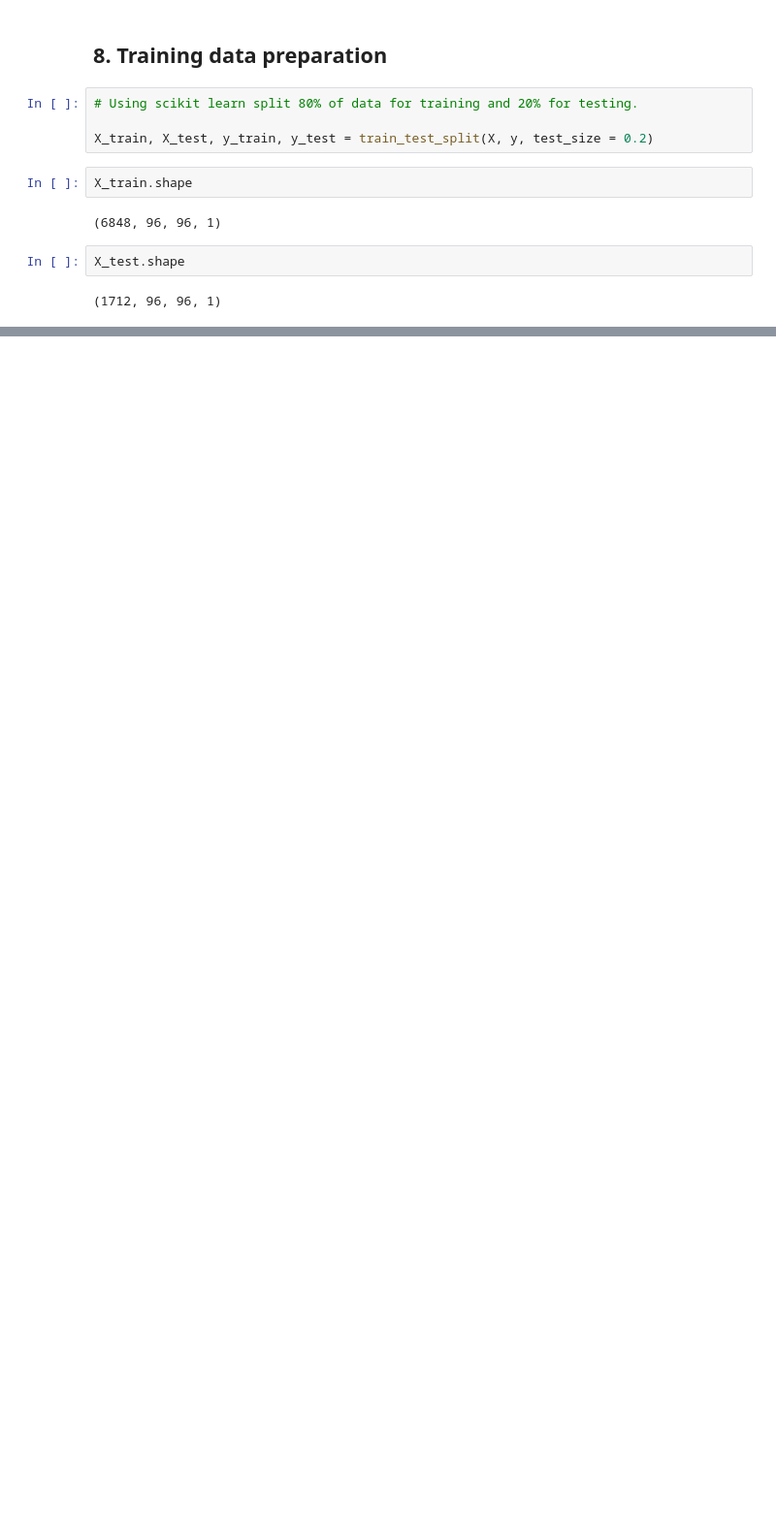
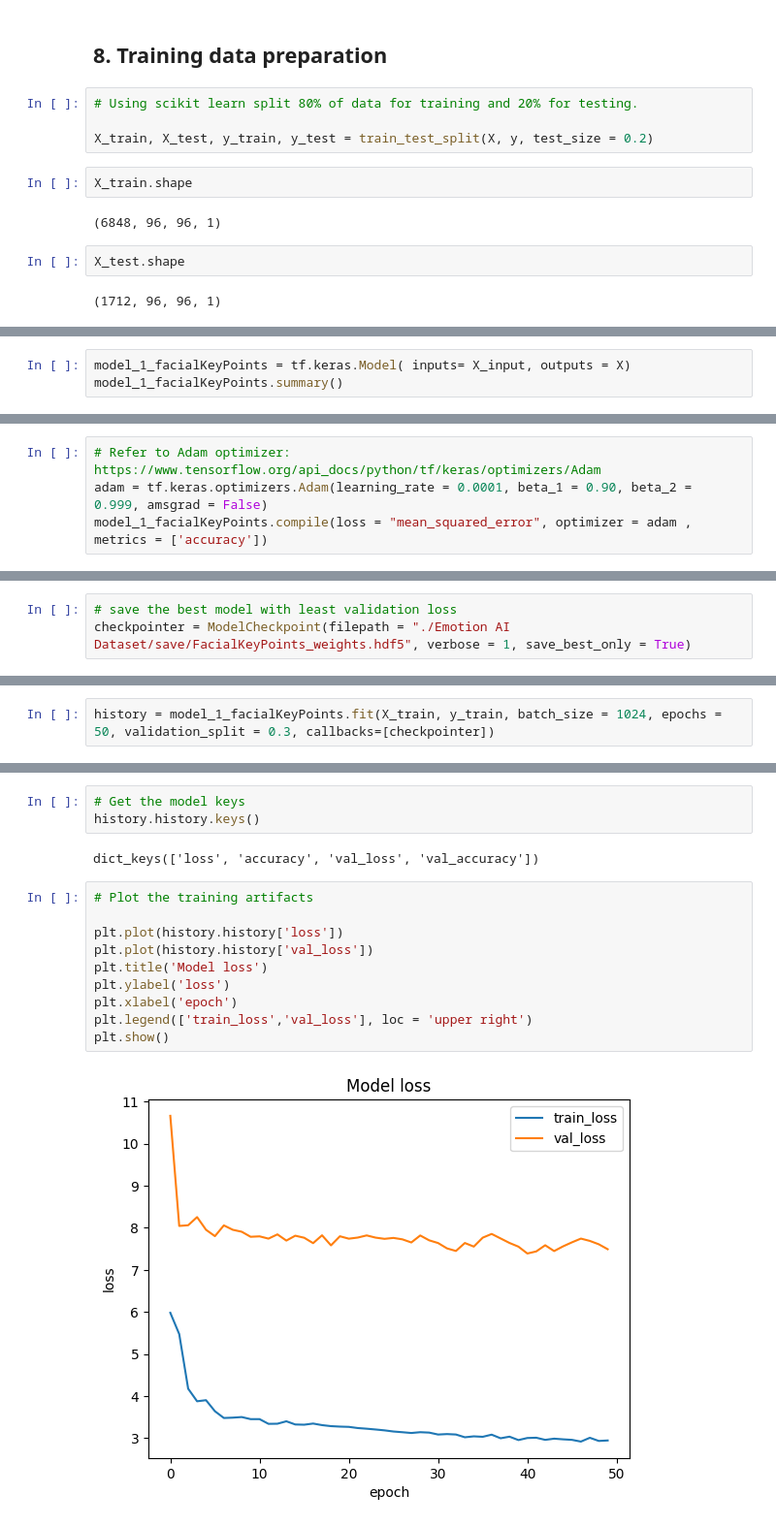
Before and after one commit to AA789-ai/Facial-Keypoints-and-Emotions, a Jupyter notebook: Notebook.ipynb, the cells around one changed output, grey strips where cells are left out. Shown at 97% size. Saved outputs shown, nothing was run; the diff lists cells and outputs as text; blank space fills up the shorter version.

```diff
--- a/Notebook.ipynb
+++ b/Notebook.ipynb
@@ -328,0 +467,3 @@ X_test.shape
+# %%
+model_1_facialKeyPoints = tf.keras.Model( inputs= X_input, outputs = X)
+model_1_facialKeyPoints.summary()
@@ -328,0 +492,4 @@ X_test.shape
+# %%
+# Refer to Adam optimizer: https://www.tensorflow.org/api_docs/python/tf/keras/optimizers/Adam
+adam = tf.keras.optimizers.Adam(learning_rate = 0.0001, beta_1 = 0.90, beta_2 = 0.999, amsgrad = False)
+model_1_facialKeyPoints.compile(loss = "mean_squared_error", optimizer = adam , metrics = ['accuracy'])
@@ -328,0 +498,3 @@ X_test.shape
+# %%
+# save the best model with least validation loss
+checkpointer = ModelCheckpoint(filepath = "./Emotion AI Dataset/save/FacialKeyPoints_weights.hdf5", verbose = 1, save_best_only = True)
@@ -328,0 +503,2 @@ X_test.shape
+# %%
+history = model_1_facialKeyPoints.fit(X_train, y_train, batch_size = 1024, epochs = 50, validation_split = 0.3, callbacks=[checkpointer])
@@ -328,0 +548,17 @@ X_test.shape
+# %%
+# Get the model keys
+history.history.keys()
+# %% [output]
+dict_keys(['loss', 'accuracy', 'val_loss', 'val_accuracy'])
+# %%
+# Plot the training artifacts
+
+plt.plot(history.history['loss'])
+plt.plot(history.history['val_loss'])
+plt.title('Model loss')
+plt.ylabel('loss')
+plt.xlabel('epoch')
+plt.legend(['train_loss','val_loss'], loc = 'upper right')
+plt.show()
+# %% [output]
+[figure, added]
```
Also changed, not shown: parts of 23 cells of this notebook.
